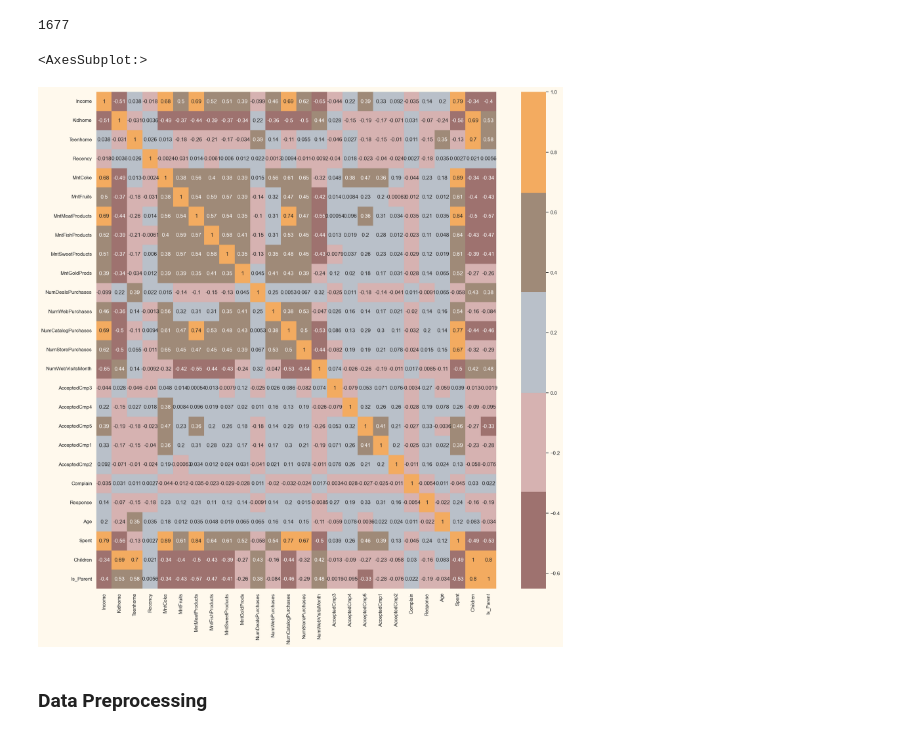
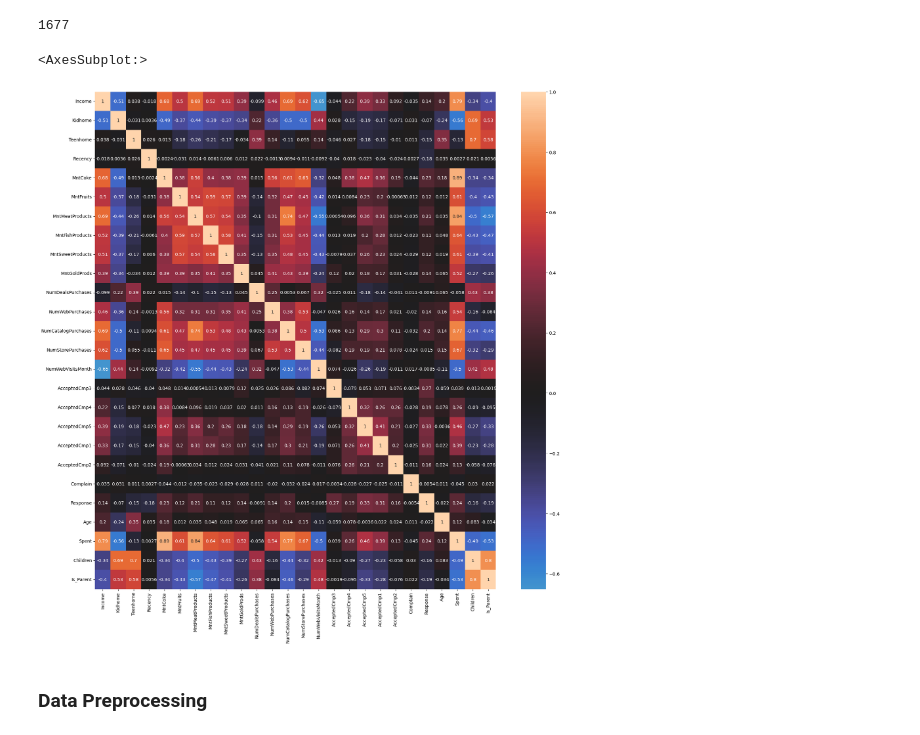
Before and after one commit to Shalini210688/CustomerAnalysis, a Jupyter notebook: Customer Analysis.ipynb, the cells around one changed output. Saved outputs shown, nothing was run; the diff lists cells and outputs as text; code cells hidden in the pictures.

```diff
--- a/Customer Analysis.ipynb
+++ b/Customer Analysis.ipynb
@@ -216,15 +217,10 @@ data.describe()
 8 rows × 26 columns
 # %%
 #To plot some selected features
-#Setting up colors prefrences
-sns.set(rc={"axes.facecolor":"#FFF9ED","figure.facecolor":"#FFF9ED"})
-pallet = ["#682F2F", "#9E726F", "#D6B2B1", "#B9C0C9", "#9F8A78", "#F3AB60"]
-cmap = colors.ListedColormap(["#682F2F", "#9E726F", "#D6B2B1", "#B9C0C9", "#9F8A78", "#F3AB60"])
-#Plotting following features
 To_Plot = [ "Income", "Recency", "Age", "Spent", "Is_Parent"]
 print("Reletiving Plot Of Some Selected Features")
 plt.figure()
-sns.pairplot(data[To_Plot], hue= "Is_Parent",palette= (["#682F2F","#F3AB60"]))
+sns.pairplot(data[To_Plot], hue= "Is_Parent")
 #Taking hue
 plt.show()
 # %% [output]
@@ -242,11 +238,11 @@ len(data)
 # %%
 #correlation matrix
 corrmat= data.corr()
 plt.figure(figsize=(20,20))
-sns.heatmap(corrmat,annot=True, cmap=cmap, center=0)
+sns.heatmap(corrmat,annot=True, center=0)
 # %% [output]
 <AxesSubplot:>
-[figure, old version]
+[figure, new version]
 # %% [markdown]
 ### Data Preprocessing
 # %%
```
Also changed, not shown: parts of 17 cells of this notebook.
